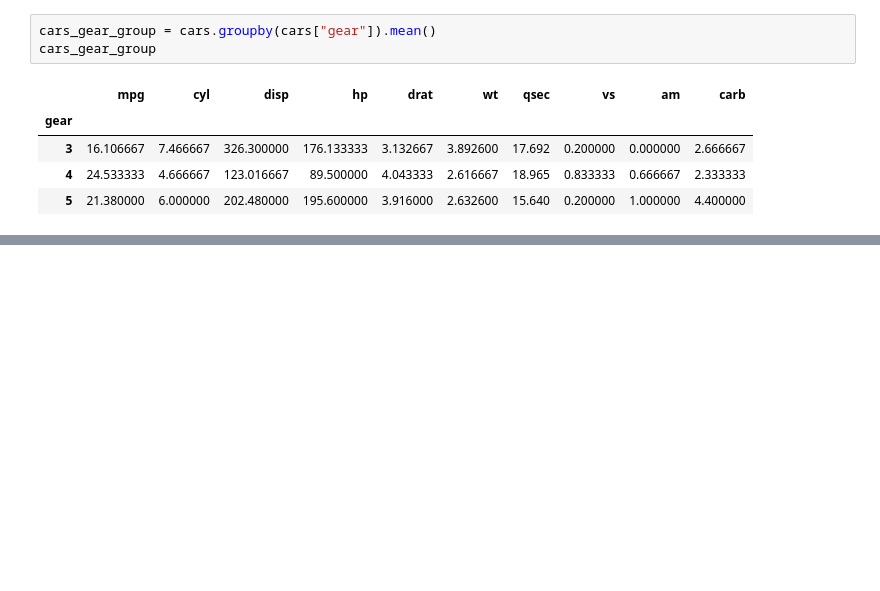
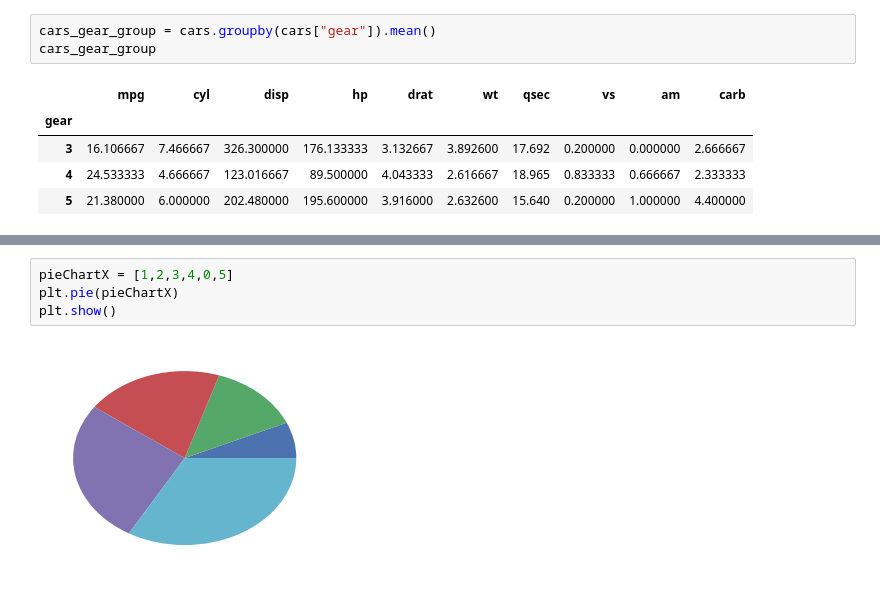
Before and after one commit to cskc97/DataSciencePython, a Jupyter notebook: Basics of Data Visualization/Create Standard Line, Bar, and Pie Plots.ipynb, the cells around one changed output, grey strips where cells are left out. Cells and saved outputs as stored; diff of their text form; blank space fills up the shorter version.

```diff
--- a/Basics of Data Visualization/Create Standard Line, Bar, and Pie Plots.ipynb
+++ b/Basics of Data Visualization/Create Standard Line, Bar, and Pie Plots.ipynb
@@ -55,0 +84,6 @@ df.plot()
+# %%
+pieChartX = [1,2,3,4,0,5]
+plt.pie(pieChartX)
+plt.show()
+# %% [output]
+[figure, added]
```
Also changed, not shown: parts of 6 cells of this notebook, 1 other file.
